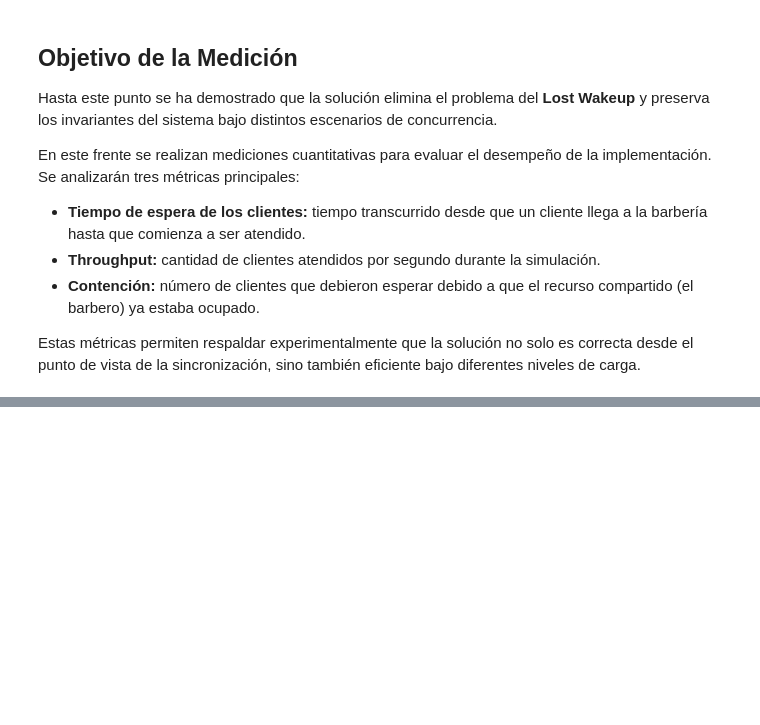
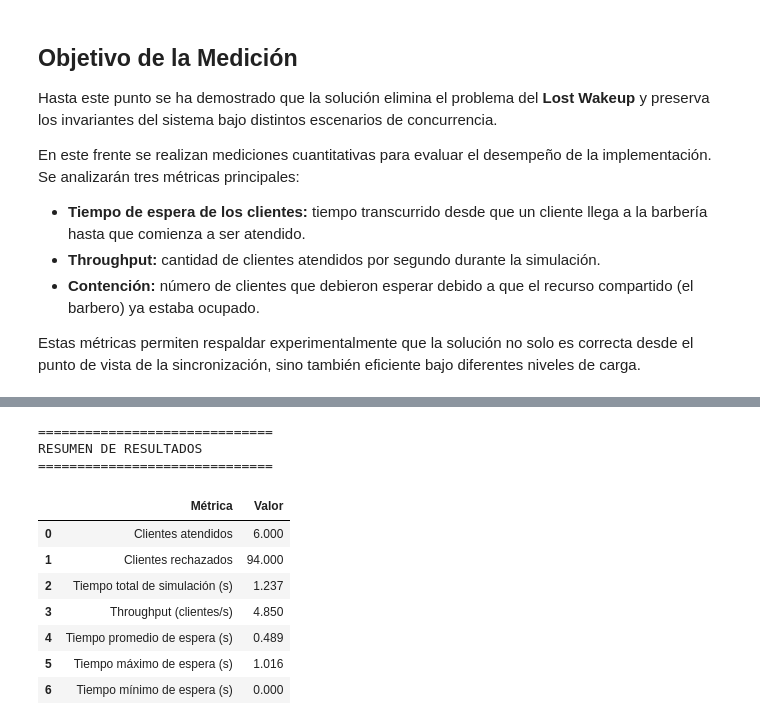
Before and after one commit to juandavidsolarte/taller_peluqueria_concurrecia, a Jupyter notebook: taller_peluqueria.ipynb, the cells around one changed output, grey strips where cells are left out. Saved outputs shown, nothing was run; the diff lists cells and outputs as text; code cells hidden in the pictures; blank space fills up the shorter version.

```diff
--- a/taller_peluqueria.ipynb
+++ b/taller_peluqueria.ipynb
@@ -602,11 +675,16 @@ Finalmente se imprime un resumen con el número de clientes atendidos y rechazad
 # Chunk 5: Ejecución de la Simulación
 # ===========================================================================
 
+
+
 # -------------------------------------------------------------
 # Inicio del hilo del barbero
 # -------------------------------------------------------------
+ #Inicio de la medición
+simulation_start = time.perf_counter()
+# Iniciar el hilo del barbero
+barber.start()
 
-barber.start()
 
 # -------------------------------------------------------------
 # Inicio de los clientes
@@ -646,6 +724,10 @@ with condition:
 # -------------------------------------------------------------
 
 barber.join()
+# Final de la medición
+simulation_end = time.perf_counter()
+simulation_time = simulation_end - simulation_start
+
 
 # -------------------------------------------------------------
 # Resumen de la simulación
@@ -656,6 +738,7 @@ print("RESULTADOS DE LA SIMULACIÓN")
 print("==========================================")
 
 print(f"Clientes atendidos : {clients_served}")
+print(f"Clientes en cola : {waiting_queue}")
 print(f"Clientes rechazados: {clients_rejected}")
 print(f"Clientes restantes : {waiting}")
 
@@ -940,0 +1152,54 @@ clients_waited = 0
+# %%
+# ===========================================================================
+# CHUNK 5 — TABLA RESUMEN DE MÉTRICAS
+# ===========================================================================
+
+from IPython.display import display
+import pandas as pd
+
+# Construcción de la tabla de resultados
+tabla_resultados = pd.DataFrame({
+
+    "Métrica": [
+
+        "Clientes atendidos",
+        "Clientes rechazados",
+        "Tiempo total de simulación (s)",
+        "Throughput (clientes/s)",
+        "Tiempo promedio de espera (s)",
+        "Tiempo máximo de espera (s)",
+        "Tiempo mínimo de espera (s)"
+
+    ],
+
+    "Valor": [
+
+        clients_served,
+        clients_rejected,
+        round(simulation_time,3),
+        round(throughput,2),
+        round(average_wait,3),
+        round(max_wait,3),
+        round(min_wait,3)
+
+    ]
+
+})
+
+print("\n==============================")
+print("RESUMEN DE RESULTADOS")
+print("==============================\n")
+
+display(tabla_resultados)
+# %% [output]
+==============================
+RESUMEN DE RESULTADOS
+==============================
+|  | Métrica | Valor |
+| 0 | Clientes atendidos | 6.000 |
+| 1 | Clientes rechazados | 94.000 |
+| 2 | Tiempo total de simulación (s) | 1.237 |
+| 3 | Throughput (clientes/s) | 4.850 |
+| 4 | Tiempo promedio de espera (s) | 0.489 |
+| 5 | Tiempo máximo de espera (s) | 1.016 |
+| 6 | Tiempo mínimo de espera (s) | 0.000 |
```
Also changed, not shown: parts of 19 cells of this notebook.
